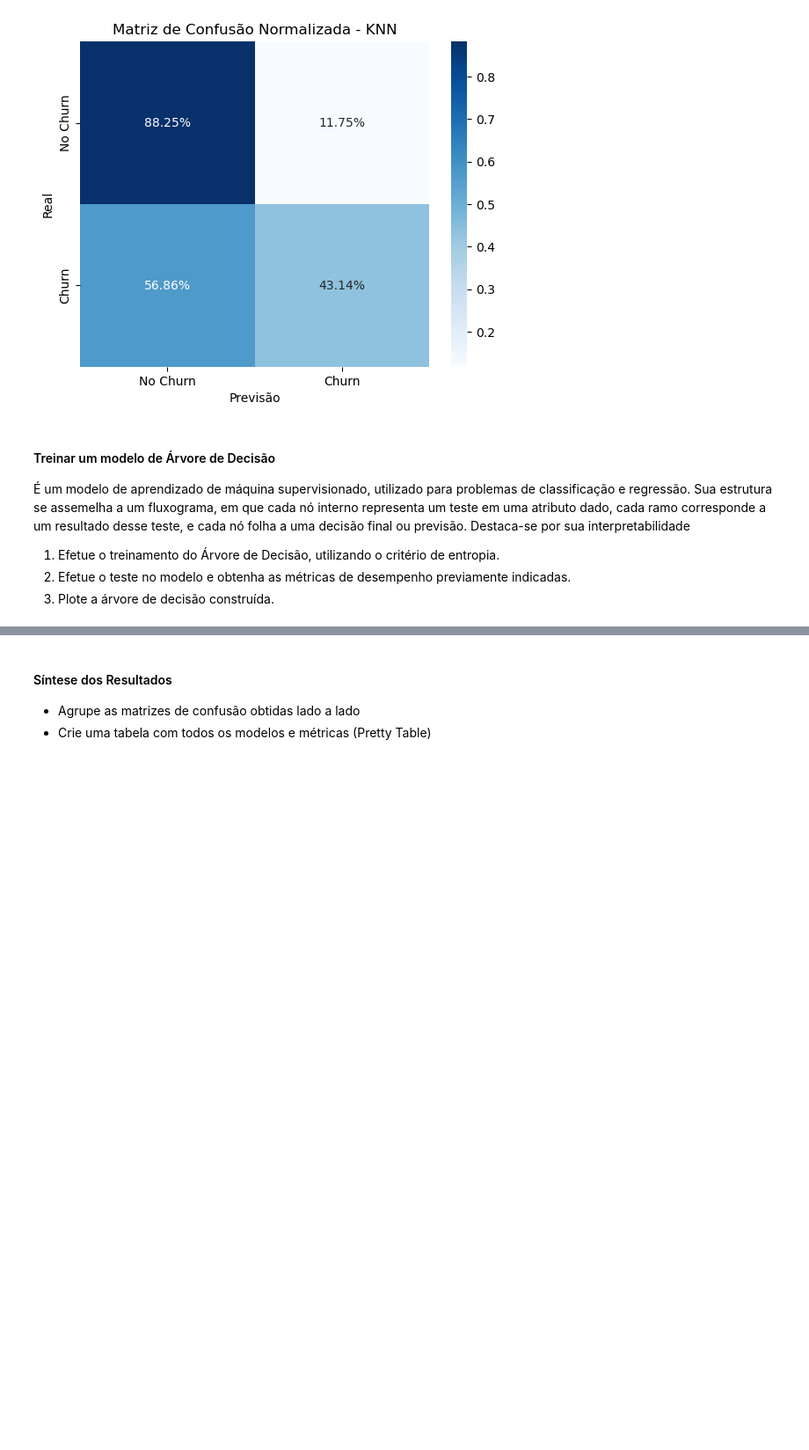
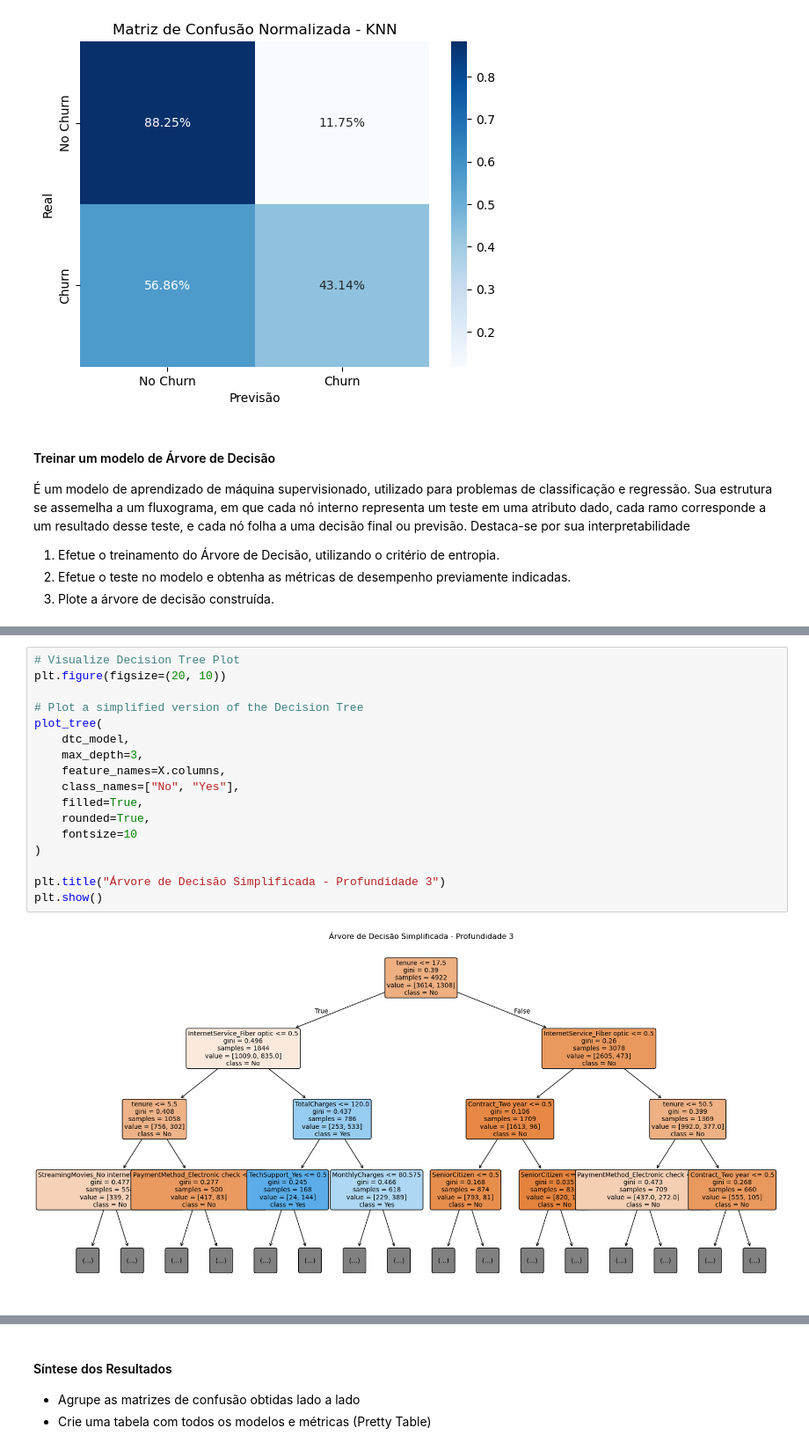
Before and after one commit to Marcelo-Heitor-de-Almeida-Lira/redes_neurais_ap2, a Jupyter notebook: RNA-2025.2-PP1.2.ipynb, the cells around one changed output, grey strips where cells are left out. Shown at 88% size. Drawn from its saved outputs; the diff is of its cells as text; blank space fills up the shorter version.

```diff
--- a/RNA-2025.2-PP1.2.ipynb
+++ b/RNA-2025.2-PP1.2.ipynb
@@ -909,0 +970,19 @@ F1-Score (KNN): 0.4914
+# %%
+# Visualize Decision Tree Plot
+plt.figure(figsize=(20, 10))
+
+# Plot a simplified version of the Decision Tree
+plot_tree(
+    dtc_model,
+    max_depth=3,
+    feature_names=X.columns,
+    class_names=["No", "Yes"],
+    filled=True,
+    rounded=True,
+    fontsize=10
+)
+
+plt.title("Árvore de Decisão Simplificada - Profundidade 3")
+plt.show()
+# %% [output]
+[figure, added]
```
Also changed, not shown: parts of 7 cells of this notebook, 1 other file.
